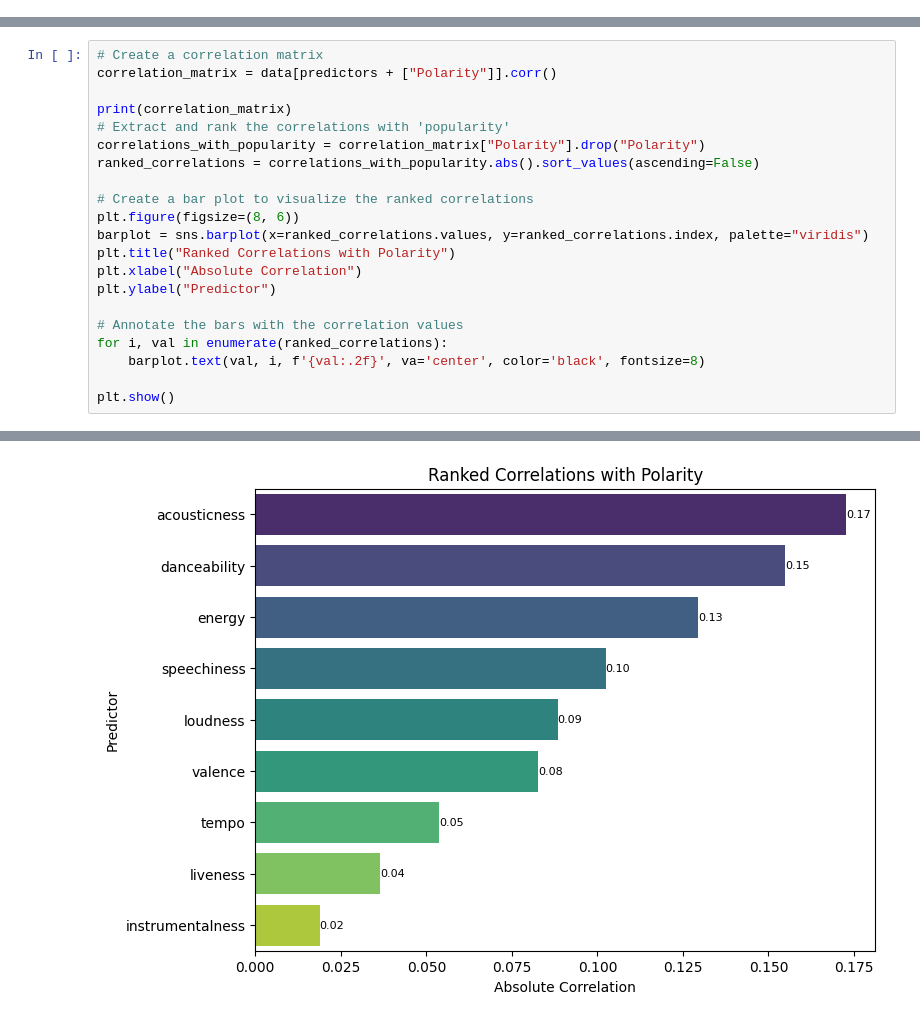
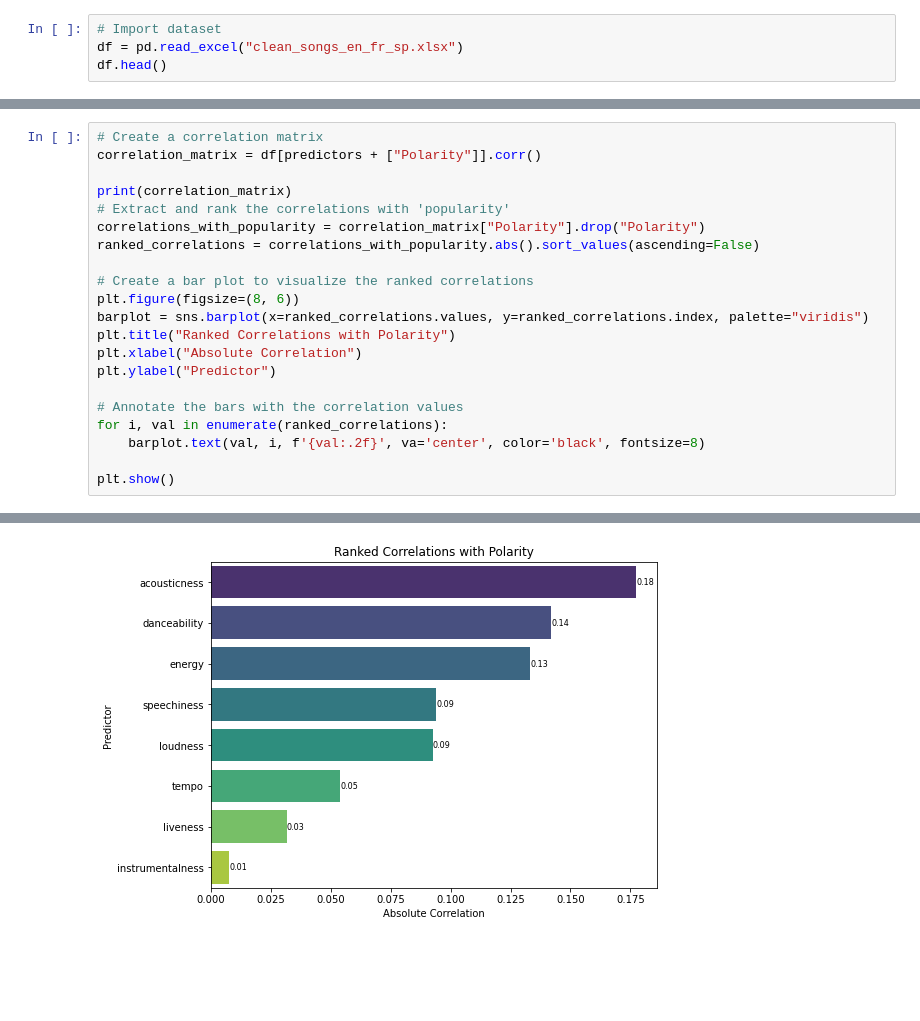
Before and after one commit to aladelca/INSY_662_MMA, a Jupyter notebook: Spotify EDA.ipynb, the cells around one changed output, grey strips where cells are left out. Drawn from its saved outputs; the diff is of its cells as text; blank space fills up the shorter version.

```diff
--- a/Spotify EDA.ipynb
+++ b/Spotify EDA.ipynb
@@ -8,0 +14,4 @@ data = pd.read_excel("/Users/chiaralu/Downloads/songs_en_fr_sp.xlsx")
+# %%
+# Import dataset
+df = pd.read_excel("clean_songs_en_fr_sp.xlsx")
+df.head()
@@ -153,6 +147,6 @@ plt.show()
 # %%
 # Create a correlation matrix
-correlation_matrix = data[predictors + ["Polarity"]].corr()
+correlation_matrix = df[predictors + ["Polarity"]].corr()
 
 print(correlation_matrix)
 # Extract and rank the correlations with 'popularity'
@@ -192,2 +186,2 @@ Polarity          1.000000
-[figure, old version]
+[figure, new version]
 # %%
```
Also changed, not shown: parts of 22 cells of this notebook.
